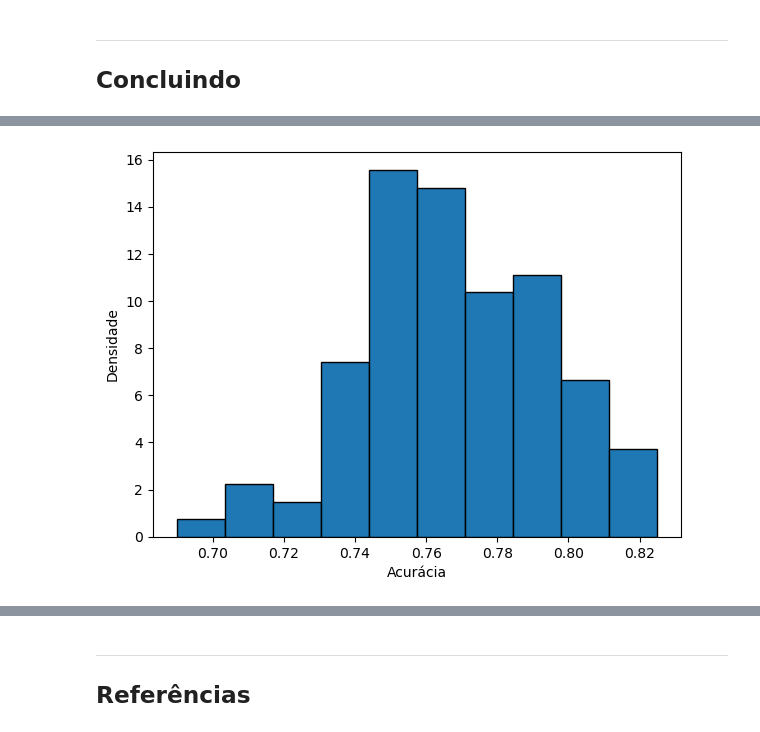
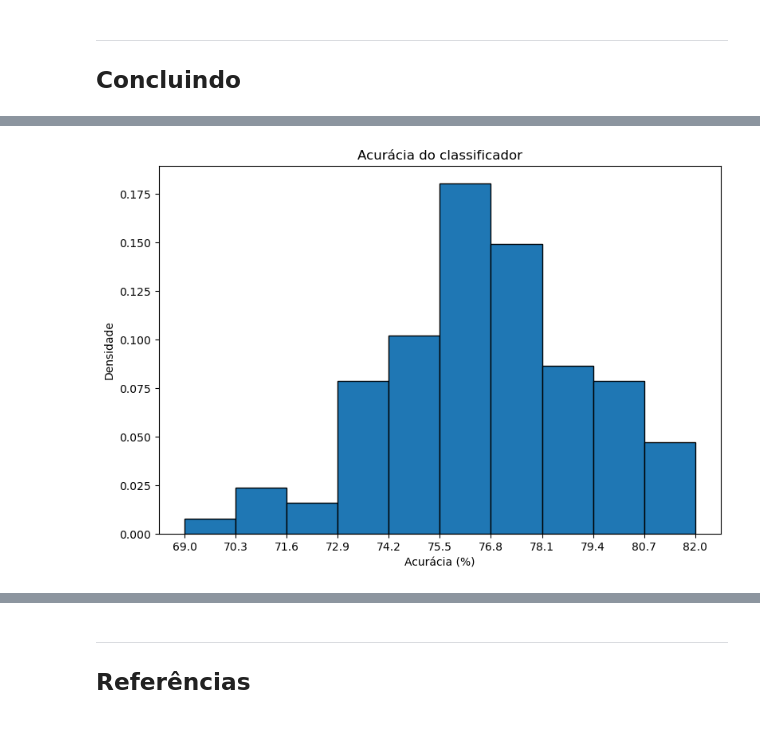
Before and after one commit to Phvr06/cdados-p1, a Jupyter notebook: Projeto1 Template.ipynb, the cells around one changed output, grey strips where cells are left out. Cells and saved outputs as stored; diff of their text form; code cells hidden in the pictures.

```diff
--- a/Projeto1 Template.ipynb
+++ b/Projeto1 Template.ipynb
@@ -477,9 +342,13 @@ pd.DataFrame(Acur_lista).describe()
 # %%
-plt.figure(figsize=(15, 5))
+amp = np.arange(69, 82.5, 1.3)
+
+plt.figure(figsize=(20, 6))
 plt.subplot(121)
-plt.hist(Acur_lista, bins=10, density=True, edgecolor="black")
-plt.xlabel("Acurácia")
+plt.hist(Acur_lista, bins=amp, density=True, edgecolor="black")
+plt.title("Acurácia do classificador")
+plt.xlabel("Acurácia (%)")
 plt.ylabel("Densidade")
+plt.xticks(amp)
 plt.show()
 # %% [output]
-[figure, old version]
+[figure, new version]
```
Also changed, not shown: parts of 23 cells of this notebook.
